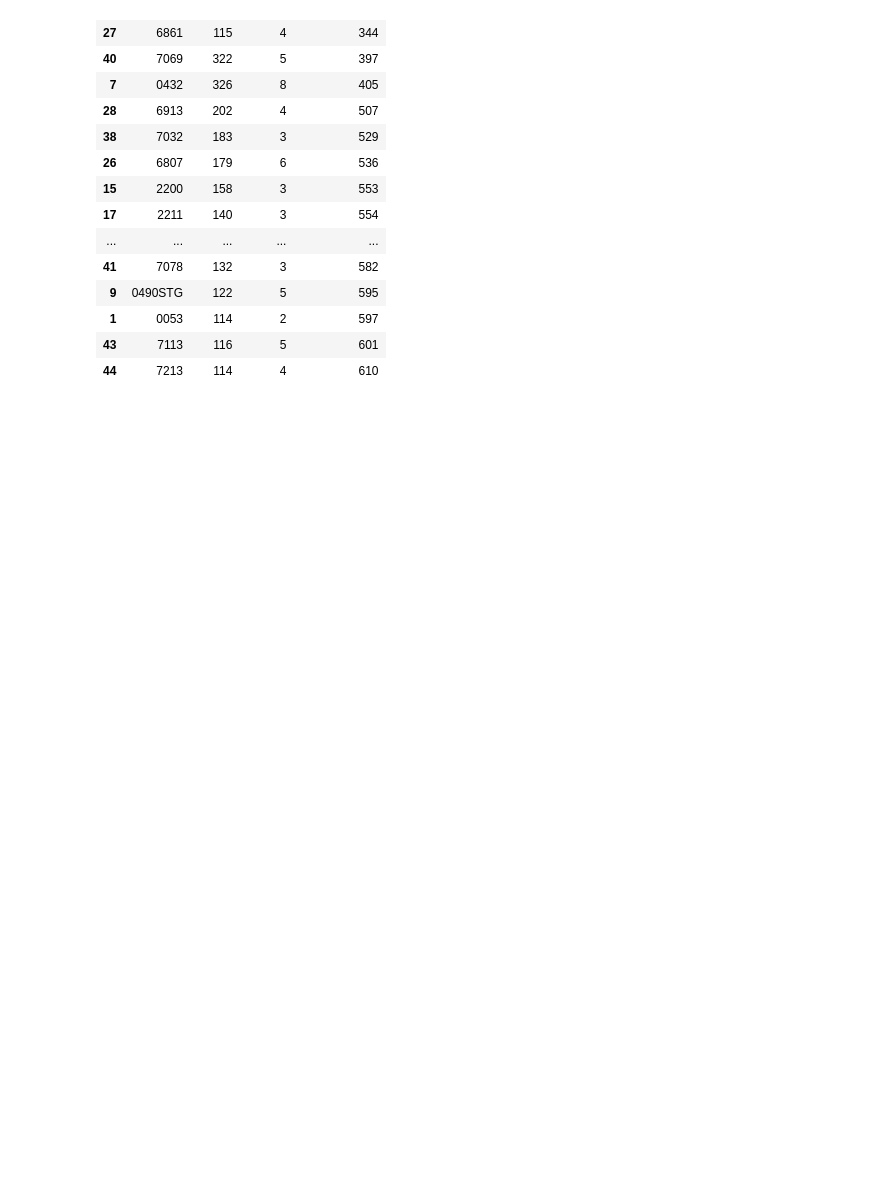
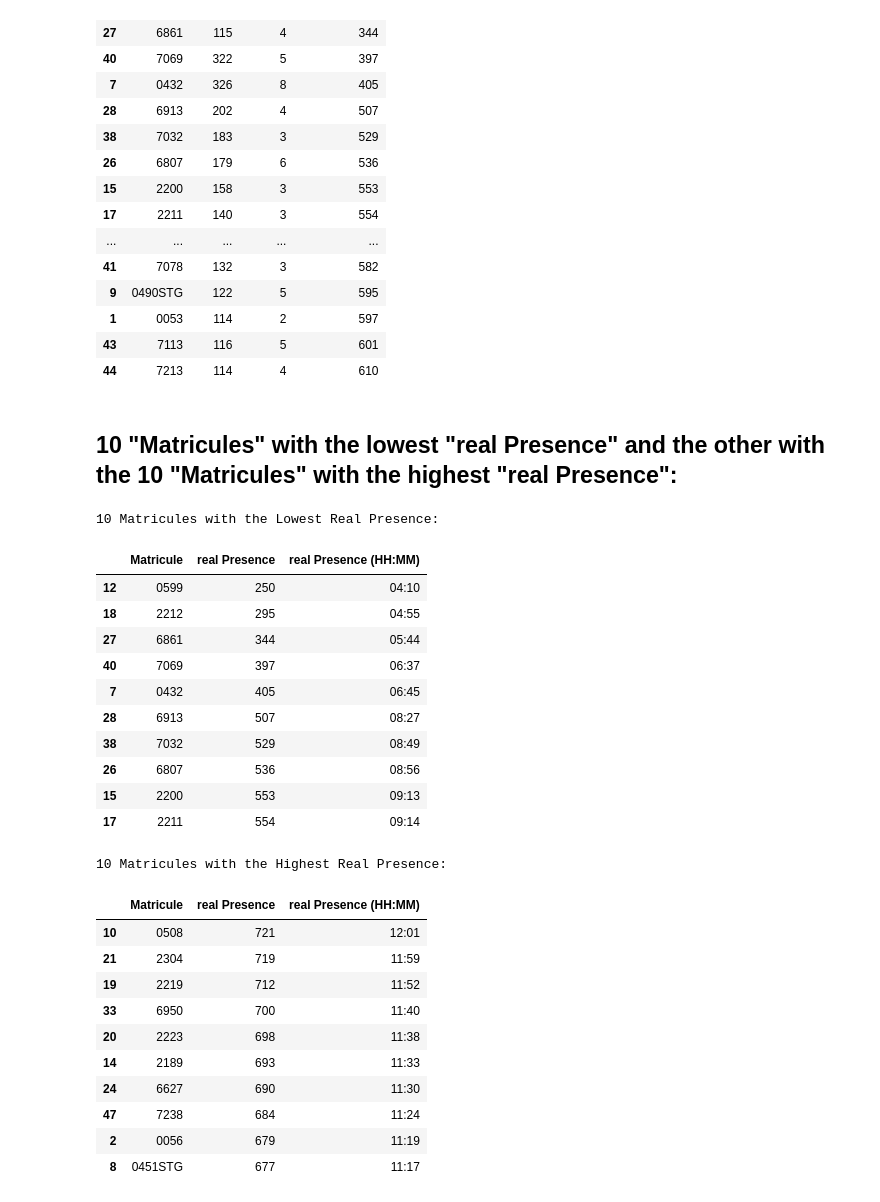
Before and after one commit to dsfdev2023/studentEvaluatiuon, a Jupyter notebook: HR_KPIS.ipynb, the cells around one changed output. Saved outputs shown, nothing was run; the diff lists cells and outputs as text; code cells hidden in the pictures; blank space fills up the shorter version.

```diff
--- a/HR_KPIS.ipynb
+++ b/HR_KPIS.ipynb
@@ -212,3 +212,63 @@ Number of Employees in the table: 20
 | 1 | 0053 | 114 | 2 | 597 |
 | 43 | 7113 | 116 | 5 | 601 |
 | 44 | 7213 | 114 | 4 | 610 |
+# %% [markdown]
+## 10 "Matricules" with the lowest "real Presence" and the other with the 10 "Matricules" with the highest "real Presence":
+# %%
+from IPython.display import display
+
+# Define a function to convert minutes to "HH:MM" format
+def minutes_to_hours(minutes):
+    hours = minutes // 60
+    minutes = minutes % 60
+    return f"{hours:02d}:{minutes:02d}"
+
+# Group by 'Matricule' and sum 'real Presence' for each 'Matricule'
+aggregated_baker = df_baker.groupby('Matricule').agg({
+    'real Presence': 'sum'
+}).reset_index()
+
+# Assuming 'real Presence' is already in minutes as per previous context
+# If 'real Presence' is in hour:minute format, uncomment the following line
+# aggregated_baker['real Presence'] = aggregated_baker['real Presence'].apply(convert_to_minutes)
+
+# Convert 'real Presence' to "HH:MM" format and create a new column
+aggregated_baker['real Presence (HH:MM)'] = aggregated_baker['real Presence'].apply(minutes_to_hours)
+
+# Get the 10 matricules with the lowest 'real Presence'
+lowest_real_presence_baker = aggregated_baker.nsmallest(10, 'real Presence')
+
+# Get the 10 matricules with the highest 'real Presence'
+highest_real_presence_baker = aggregated_baker.nlargest(10, 'real Presence')
+
+# Display the tables with nicer formatting
+print("10 Matricules with the Lowest Real Presence:")
+display(lowest_real_presence_baker[['Matricule', 'real Presence', 'real Presence (HH:MM)']])
+
+print("\n10 Matricules with the Highest Real Presence:")
+display(highest_real_presence_baker[['Matricule', 'real Presence', 'real Presence (HH:MM)']])
+# %% [output]
+10 Matricules with the Lowest Real Presence:
+|  | Matricule | real Presence | real Presence (HH:MM) |
+| 12 | 0599 | 250 | 04:10 |
+| 18 | 2212 | 295 | 04:55 |
+| 27 | 6861 | 344 | 05:44 |
+| 40 | 7069 | 397 | 06:37 |
+| 7 | 0432 | 405 | 06:45 |
+| 28 | 6913 | 507 | 08:27 |
+| 38 | 7032 | 529 | 08:49 |
+| 26 | 6807 | 536 | 08:56 |
+| 15 | 2200 | 553 | 09:13 |
+| 17 | 2211 | 554 | 09:14 |
+10 Matricules with the Highest Real Presence:
+|  | Matricule | real Presence | real Presence (HH:MM) |
+| 10 | 0508 | 721 | 12:01 |
+| 21 | 2304 | 719 | 11:59 |
+| 19 | 2219 | 712 | 11:52 |
+| 33 | 6950 | 700 | 11:40 |
+| 20 | 2223 | 698 | 11:38 |
+| 14 | 2189 | 693 | 11:33 |
+| 24 | 6627 | 690 | 11:30 |
+| 47 | 7238 | 684 | 11:24 |
+| 2 | 0056 | 679 | 11:19 |
+| 8 | 0451STG | 677 | 11:17 |
```
Also changed, not shown: parts of 2 cells of this notebook.
